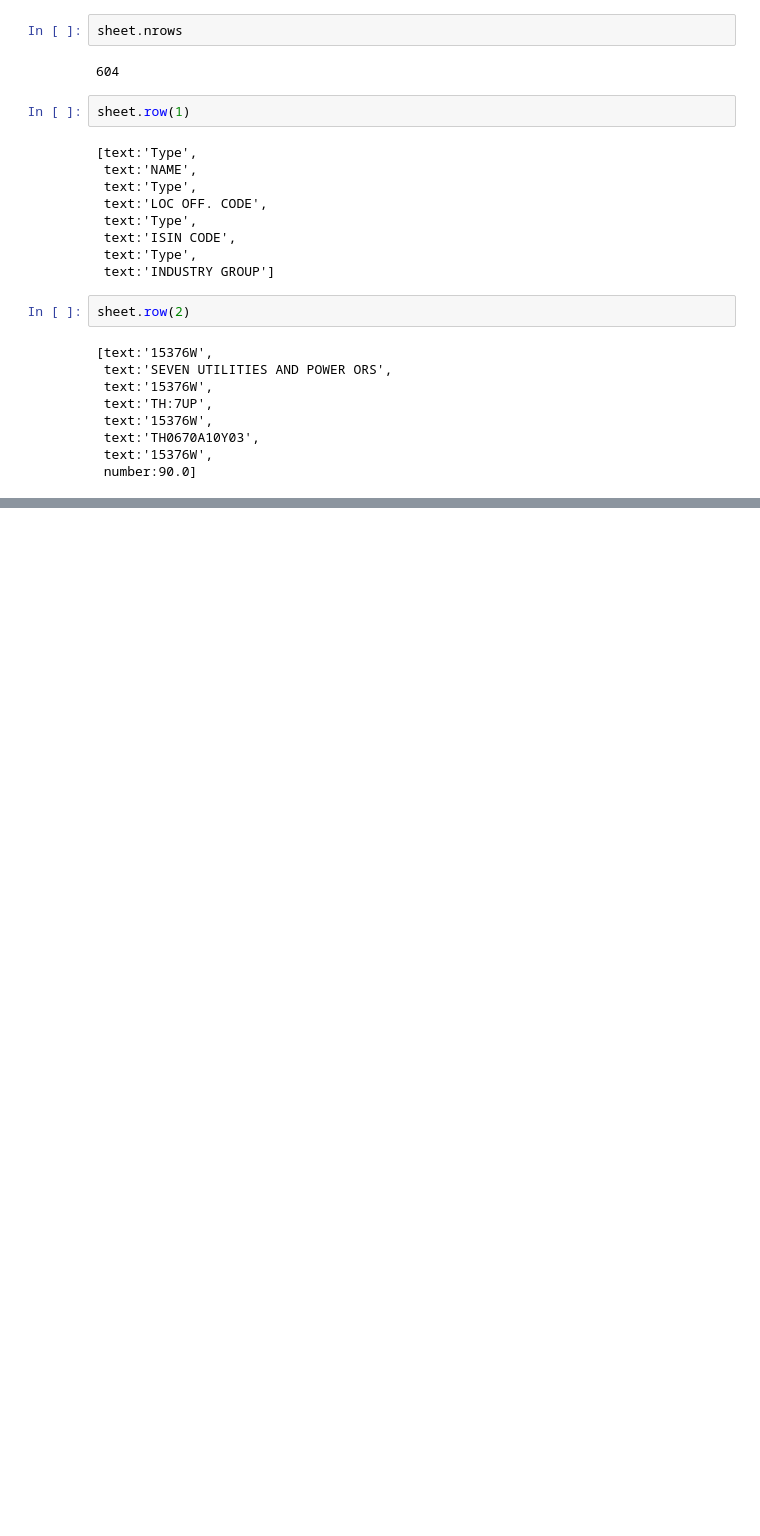
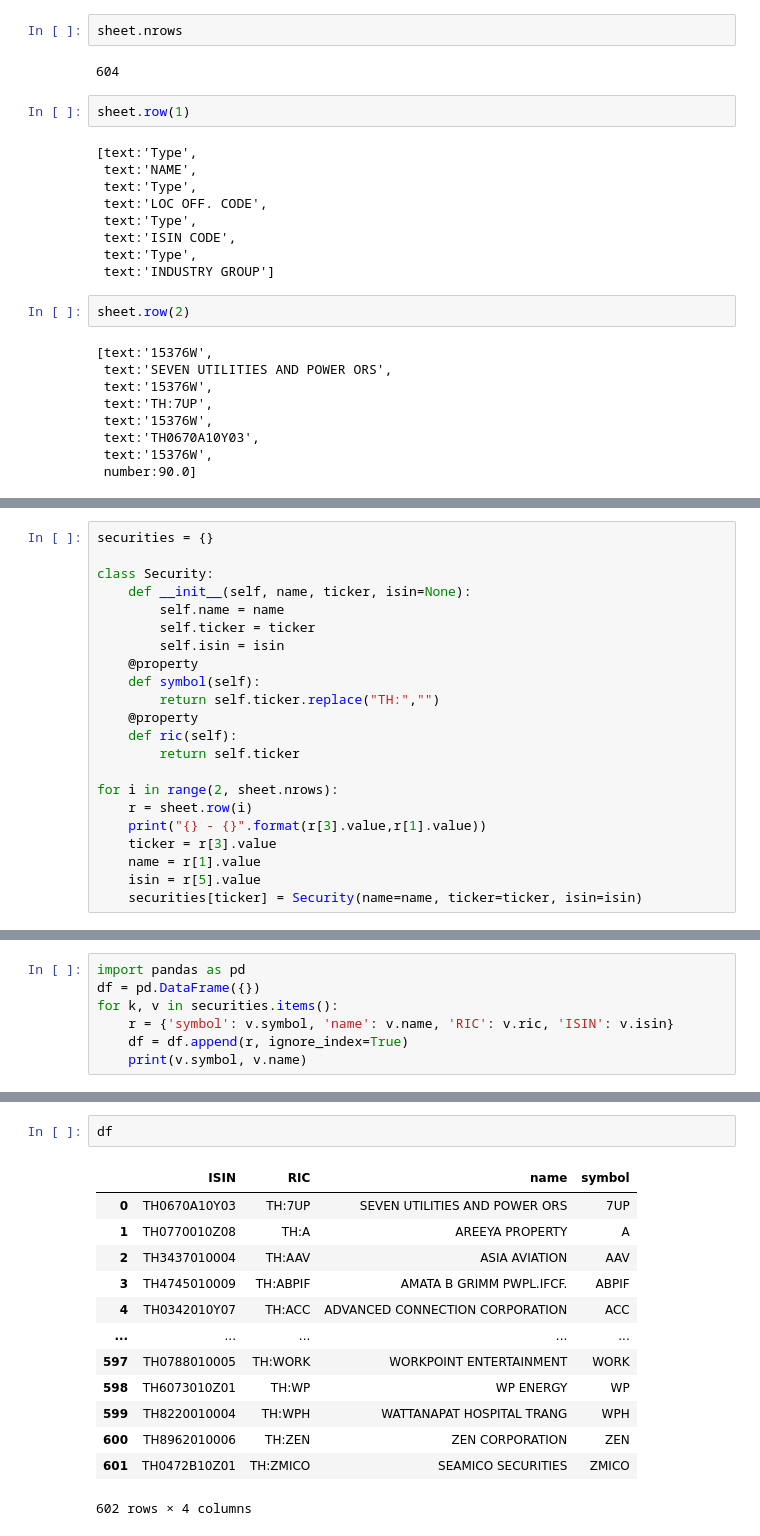
Before and after one commit to chayapan/thesis, a Jupyter notebook: 1.2 Identify sources and collect data/Eikon_MetaData.ipynb, the cells around one changed output, grey strips where cells are left out. Saved outputs shown, nothing was run; the diff lists cells and outputs as text; blank space fills up the shorter version.

Commit message:
Lookup table for Eikon dataset. Add TALib to VA series.

```diff
--- a/1.2 Identify sources and collect data/Eikon_MetaData.ipynb
+++ b/1.2 Identify sources and collect data/Eikon_MetaData.ipynb
@@ -119,0 +106,22 @@ TH:ZMICO - SEAMICO SECURITIES
+# %%
+securities = {}
+
+class Security:
+    def __init__(self, name, ticker, isin=None):
+        self.name = name
+        self.ticker = ticker
+        self.isin = isin
+    @property
+    def symbol(self):
+        return self.ticker.replace("TH:","")
+    @property
+    def ric(self):
+        return self.ticker
+
+for i in range(2, sheet.nrows):
+    r = sheet.row(i)
+    print("{} - {}".format(r[3].value,r[1].value))
+    ticker = r[3].value
+    name = r[1].value
+    isin = r[5].value
+    securities[ticker] = Security(name=name, ticker=ticker, isin=isin)
@@ -119,0 +161,7 @@ TH:ZMICO - SEAMICO SECURITIES
+# %%
+import pandas as pd
+df = pd.DataFrame({})
+for k, v in securities.items():
+    r = {'symbol': v.symbol, 'name': v.name, 'RIC': v.ric, 'ISIN': v.isin}
+    df = df.append(r, ignore_index=True)
+    print(v.symbol, v.name)
@@ -119,0 +186,16 @@ TH:ZMICO - SEAMICO SECURITIES
+# %%
+df
+# %% [output]
+|  | ISIN | RIC | name | symbol |
+| 0 | TH0670A10Y03 | TH:7UP | SEVEN UTILITIES AND POWER ORS | 7UP |
+| 1 | TH0770010Z08 | TH:A | AREEYA PROPERTY | A |
+| 2 | TH3437010004 | TH:AAV | ASIA AVIATION | AAV |
+| 3 | TH4745010009 | TH:ABPIF | AMATA B GRIMM PWPL.IFCF. | ABPIF |
+| 4 | TH0342010Y07 | TH:ACC | ADVANCED CONNECTION CORPORATION | ACC |
+| ... | ... | ... | ... | ... |
+| 597 | TH0788010005 | TH:WORK | WORKPOINT ENTERTAINMENT | WORK |
+| 598 | TH6073010Z01 | TH:WP | WP ENERGY | WP |
+| 599 | TH8220010004 | TH:WPH | WATTANAPAT HOSPITAL TRANG | WPH |
+| 600 | TH8962010006 | TH:ZEN | ZEN CORPORATION | ZEN |
+| 601 | TH0472B10Z01 | TH:ZMICO | SEAMICO SECURITIES | ZMICO |
+602 rows × 4 columns
```
Also changed, not shown: parts of 8 cells of this notebook, 1 other file.
